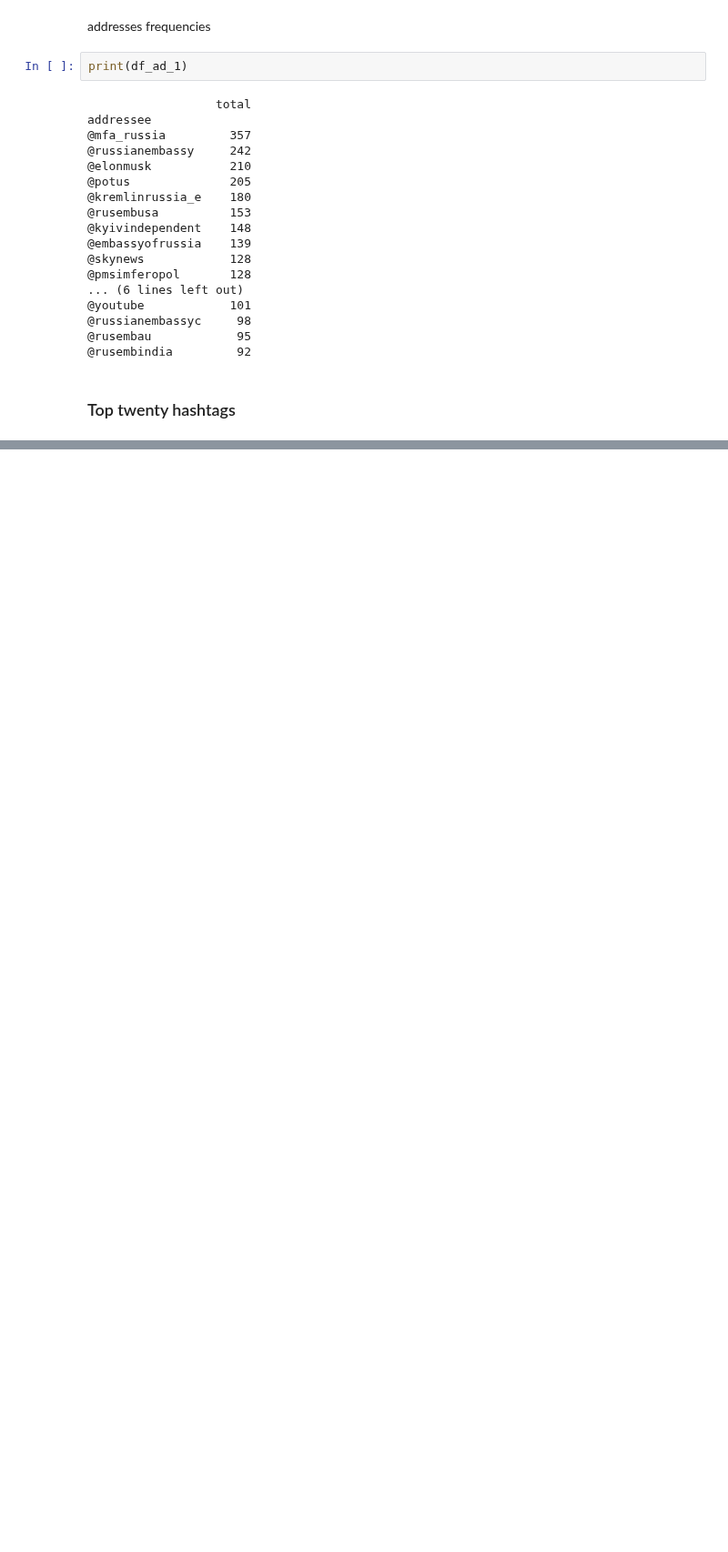
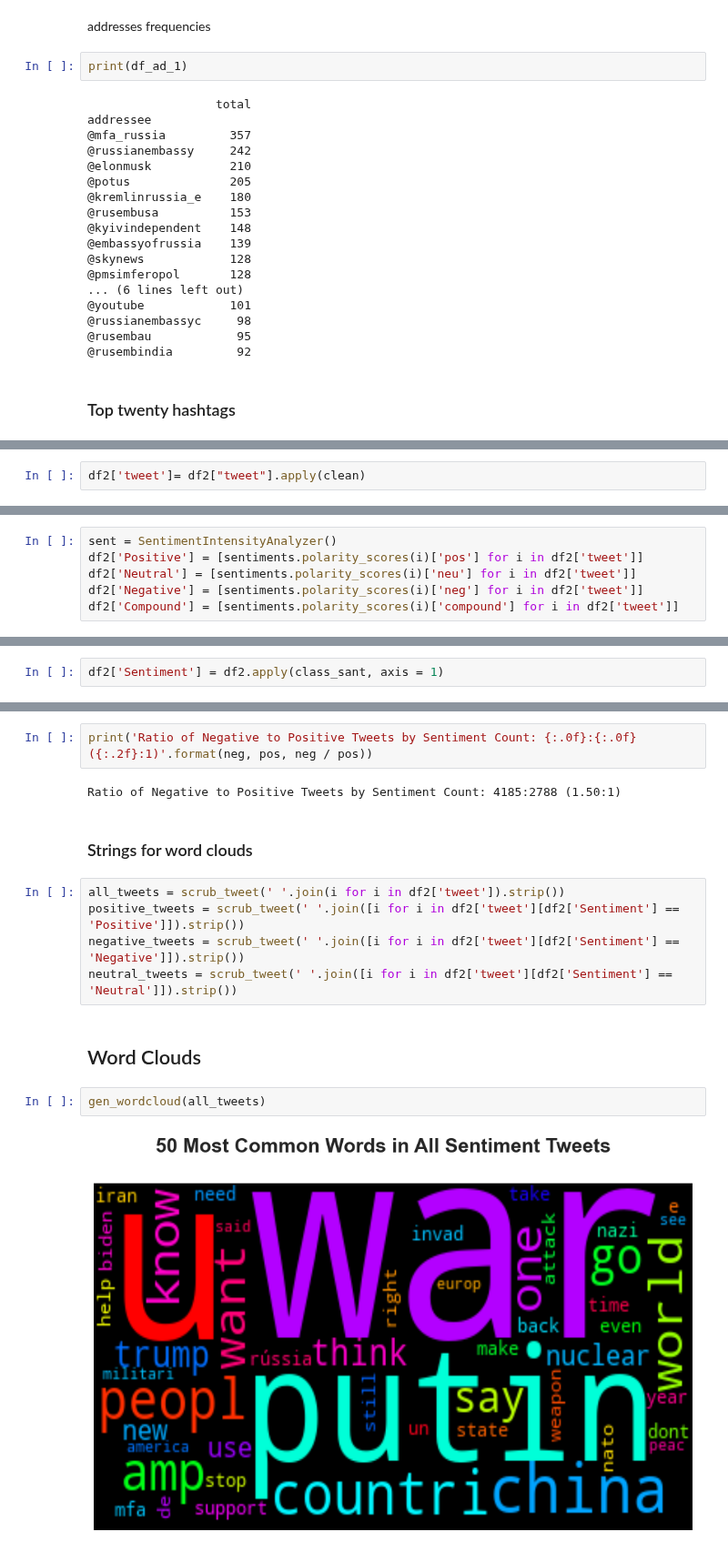
Before and after one commit to J-Kimani/DS, a Jupyter notebook: Projects/Russia Ukraine War Tweet Sentiment Analysis/rvu.ipynb, the cells around one changed output, grey strips where cells are left out. Shown at 91% size. Saved outputs shown, nothing was run; the diff lists cells and outputs as text; blank space fills up the shorter version.

```diff
--- a/Projects/Russia Ukraine War Tweet Sentiment Analysis/rvu.ipynb
+++ b/Projects/Russia Ukraine War Tweet Sentiment Analysis/rvu.ipynb
@@ -631,0 +777,2 @@ addressee
+# %%
+df2['tweet']= df2["tweet"].apply(clean)
@@ -631,0 +787,6 @@ addressee
+# %%
+sent = SentimentIntensityAnalyzer()
+df2['Positive'] = [sentiments.polarity_scores(i)['pos'] for i in df2['tweet']]
+df2['Neutral'] = [sentiments.polarity_scores(i)['neu'] for i in df2['tweet']]
+df2['Negative'] = [sentiments.polarity_scores(i)['neg'] for i in df2['tweet']]
+df2['Compound'] = [sentiments.polarity_scores(i)['compound'] for i in df2['tweet']]
@@ -631,0 +839,2 @@ addressee
+# %%
+df2['Sentiment'] = df2.apply(class_sant, axis = 1)
@@ -631,0 +851,17 @@ addressee
+# %%
+print('Ratio of Negative to Positive Tweets by Sentiment Count: {:.0f}:{:.0f} ({:.2f}:1)'.format(neg, pos, neg / pos))
+# %% [output]
+Ratio of Negative to Positive Tweets by Sentiment Count: 4185:2788 (1.50:1)
+# %% [markdown]
+### Strings for word clouds
+# %%
+all_tweets = scrub_tweet(' '.join(i for i in df2['tweet']).strip())
+positive_tweets = scrub_tweet(' '.join([i for i in df2['tweet'][df2['Sentiment'] == 'Positive']]).strip())
+negative_tweets = scrub_tweet(' '.join([i for i in df2['tweet'][df2['Sentiment'] == 'Negative']]).strip())
+neutral_tweets = scrub_tweet(' '.join([i for i in df2['tweet'][df2['Sentiment'] == 'Neutral']]).strip())
+# %% [markdown]
+## Word Clouds
+# %%
+gen_wordcloud(all_tweets)
+# %% [output]
+[figure, added]
```
Also changed, not shown: parts of 37 cells of this notebook.
